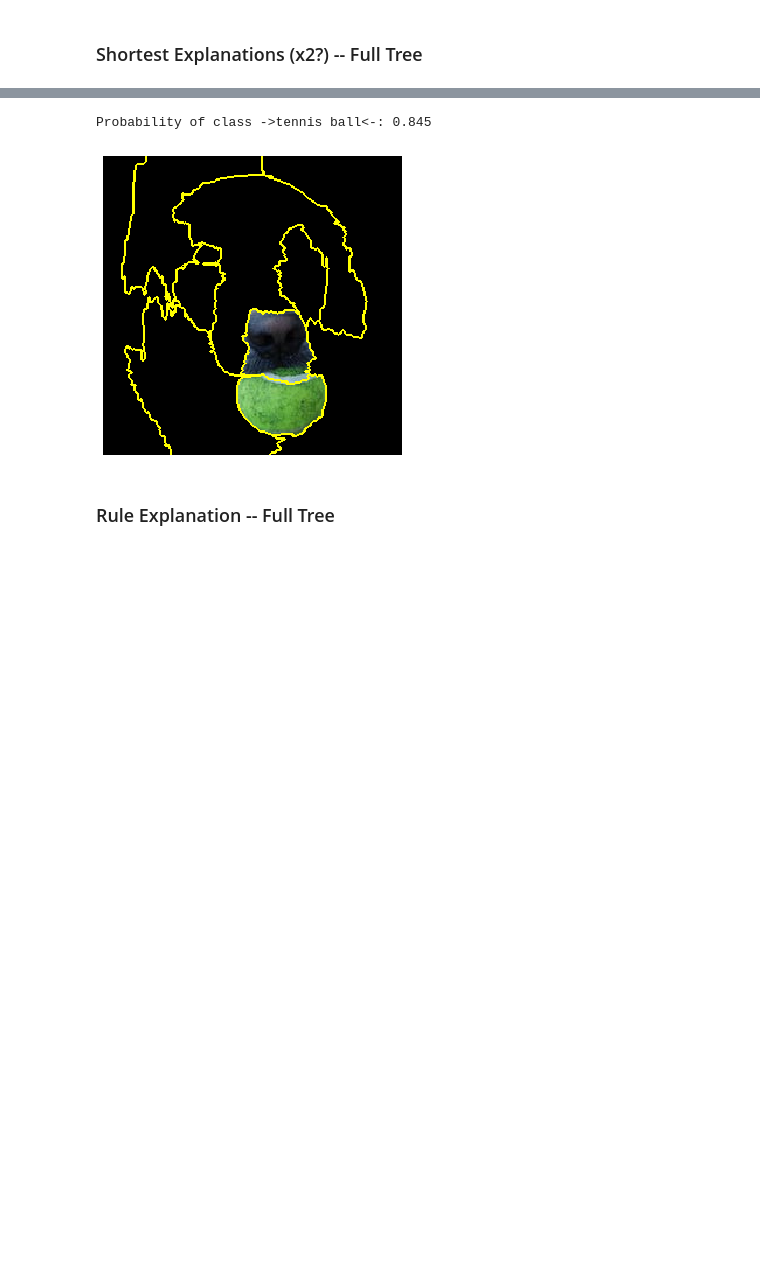
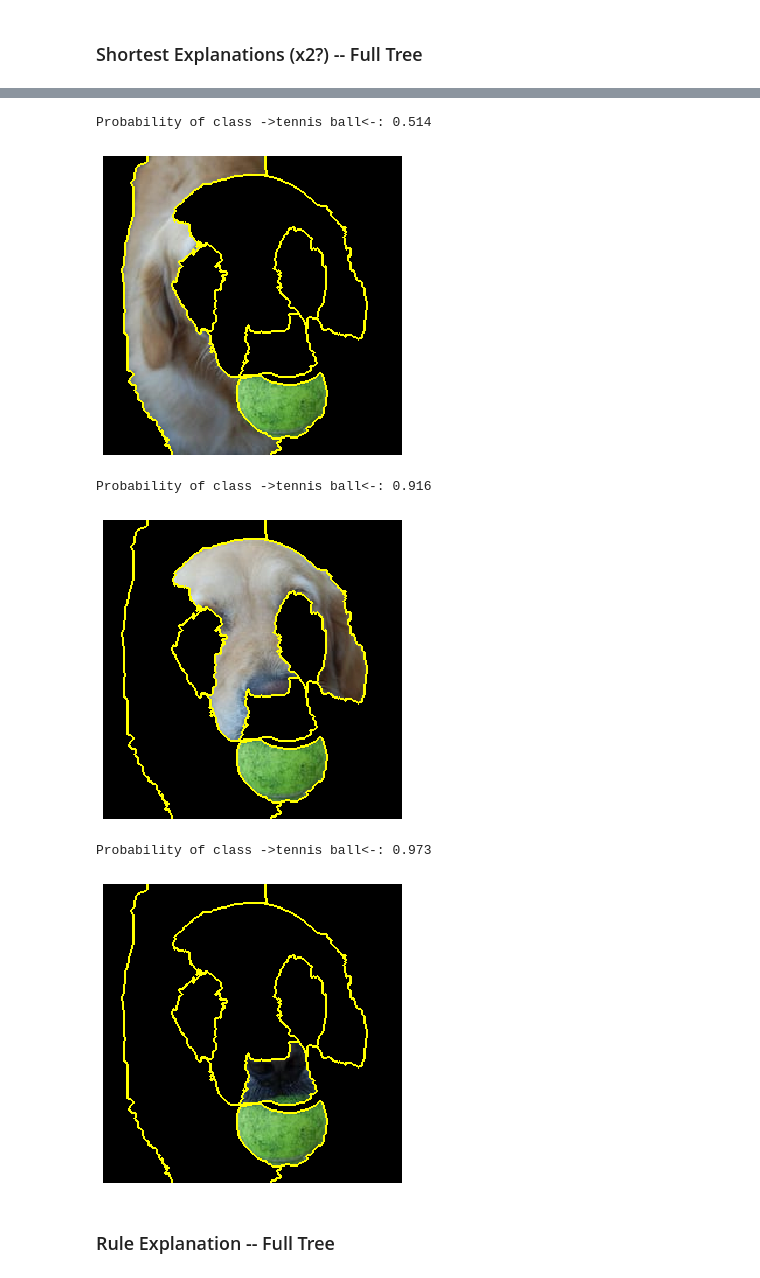
Before and after one commit to So-Cool/bLIMEy, a Jupyter notebook: IJCAI_2023/limetree_explanations.ipynb, the cells around one changed output, grey strips where cells are left out. Cells and saved outputs as stored; diff of their text form; code cells hidden in the pictures; blank space fills up the shorter version.

```diff
--- a/IJCAI_2023/limetree_explanations.ipynb
+++ b/IJCAI_2023/limetree_explanations.ipynb
@@ -143,0 +119,15 @@ Number of segments: 8
+# %%
+dog_segment_merge = [                   # RETRIEVER
+    [25],                               # ball
+    [14],                               # left eye
+    [10],                               # right eye
+    [21],                               # nose
+    [4, 5, 9, 12, 16, 20],              # face
+    [1, 3, 8, 13, 18, 23, 27, 29, 32],  # body
+    [6, 15, 19, 26, 30],                # left bg
+    [2, 7, 11, 17, 22, 24, 28, 31]      # right bg
+]
+
+_ = segmenter.merge_segments(dog_segment_merge, inplace=True)
+segmenter.segments_number = len(dog_segment_merge)
+print(f'Number of segments: {segmenter.segments_number}')
@@ -538,5 +530,5 @@ Explaining class: ->Labrador retriever<-
 # %%
-vis_id = 17
+vis_id = 20
 
 print(f'Probability of class ->{classes_names[class_id]}<-: '
       f'{class_prediction[vis_id]:.3f}')
@@ -587,5 +579,5 @@ Explaining class: ->golden retriever<-
 # %%
-vis_id = 7
+vis_id = 63
 
 print(f'Probability of class ->{classes_names[class_id]}<-: '
       f'{class_prediction[vis_id]:.3f}')
@@ -636,33 +628,36 @@ Explaining class: ->tennis ball<-
 # %%
-vis_id = 0
+for vis_id in range(len(class_prediction)):
+    print(f'Probability of class ->{classes_names[class_id]}<-: '
+        f'{class_prediction[vis_id]:.3f}')
 
-print(f'Probability of class ->{classes_names[class_id]}<-: '
-      f'{class_prediction[vis_id]:.3f}')
+    # Highlight none
+    if image_spec[vis_id]['none']:
+        example_highlight = segmenter.highlight_segments(
+            image_spec[vis_id]['none'], colour=highlight_colours['none'])
+    else:
+        example_highlight = segmenter.image.copy()
+    # leave on
+    # Occlude off
+    if image_spec[vis_id]['off']:
+        example_highlight = occluder.occlude_segments(
+            image_spec[vis_id]['off'], image=example_highlight)
+    else:
+        example_highlight = example_highlight
+    # highlight boundaries
+    example_highlight_ = segmenter.mark_boundaries(
+        image=example_highlight, colour=(255, 255, 0))
 
-# Highlight none
-if image_spec[vis_id]['none']:
-    example_highlight = segmenter.highlight_segments(
-        image_spec[vis_id]['none'], colour=highlight_colours['none'])
-else:
-    example_highlight = segmenter.image.copy()
-# leave on
-# Occlude off
-if image_spec[vis_id]['off']:
-    example_highlight = occluder.occlude_segments(
-        image_spec[vis_id]['off'], image=example_highlight)
-else:
-    example_highlight = example_highlight
-# highlight boundaries
-example_highlight_ = segmenter.mark_boundaries(
-    image=example_highlight, colour=(255, 255, 0))
+    imshow(example_highlight_)
 
-imshow(example_highlight_)
-
-plt.imsave(f'_figures/explanation_limetree_multi-tree-shortest{class_id}.pdf',  # jpeg
-            example_highlight_)
+    plt.imsave(f'_figures/explanation_limetree_multi-tree-shortest{class_id}-{vis_id}.pdf',  # jpeg
+                example_highlight_)
 # %% [output]
-Probability of class ->tennis ball<-: 0.845
+Probability of class ->tennis ball<-: 0.514
-[figure, old version]
+[figure, new version]
+Probability of class ->tennis ball<-: 0.916
+[figure, added]
+Probability of class ->tennis ball<-: 0.973
+[figure, added]
 # %% [markdown]
 ### Rule Explanation -- Full Tree
 # %%
```
Also changed, not shown: parts of 48 cells of this notebook, 1 other file.
